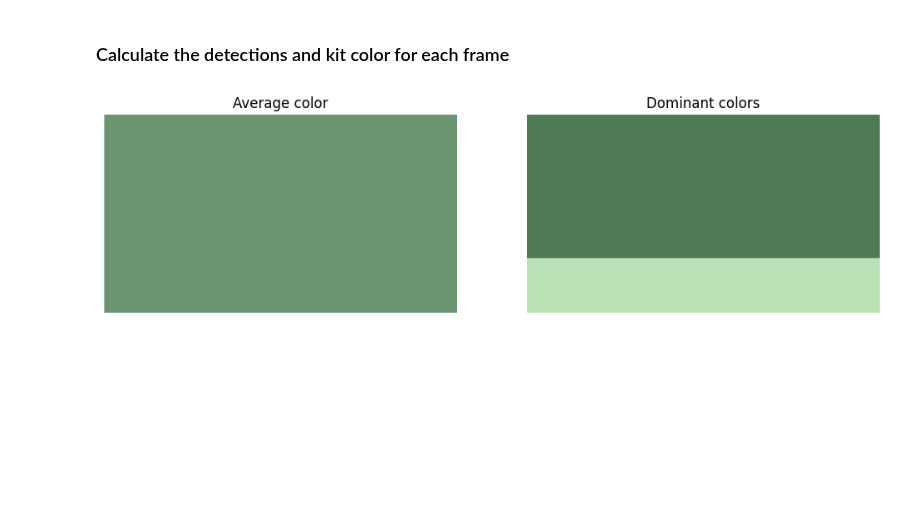
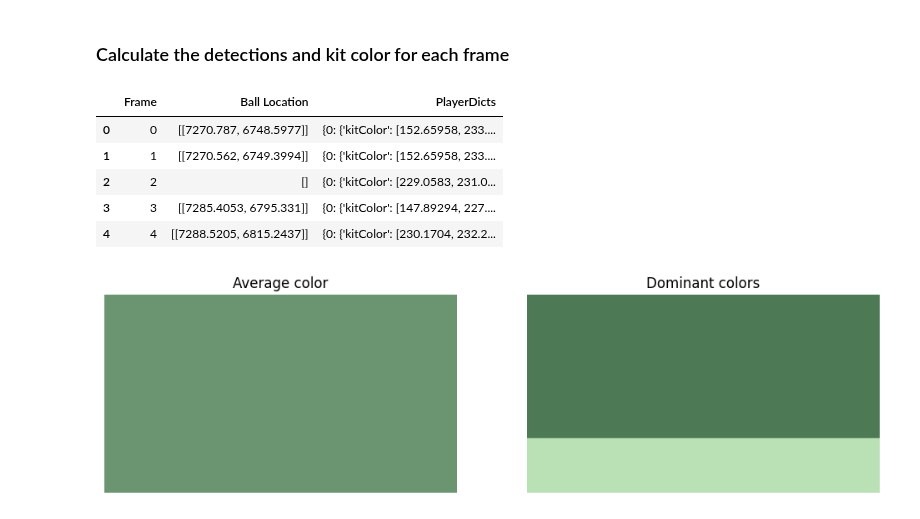
Before and after one commit to AeroEng16/FootballAnalysis, a Jupyter notebook: lineDetectionAndHomography.ipynb, the cells around one changed output. Cells and saved outputs as stored; diff of their text form; code cells hidden in the pictures; blank space fills up the shorter version.

```diff
--- a/lineDetectionAndHomography.ipynb
+++ b/lineDetectionAndHomography.ipynb
@@ -213,7 +213,7 @@ UserWarning: Specified provider 'CoreMLExecutionProvider' is not in available pr
 # %% [markdown]
 ### Calculate the detections and kit color for each frame
 # %%
-CHANGE HOW THE LOCATION AND COLORS ARE SAVED SO THEY ARE SAVED AS A LIST
+#CHANGE HOW THE LOCATION AND COLORS ARE SAVED SO THEY ARE SAVED AS A LIST
 
 # Loop through frames, identifying objects and moving to flat pitch view view
 #homography transform and saving in df
@@ -341,7 +341,7 @@ for i in tqdm(range(vidLength)):
 
       player_kit_color = list(palette[np.argmin(counts)])
 
-      playerDict[counter] = {"kitColor": player_kit_color,"location": xyPlayers[counter]}
+      playerDict[counter] = {"kitColor": player_kit_color,"location": list(xyPlayers[counter])}
       kits_colors.append(player_kit_color)
       #CHECK THE LOCATION ABOVE IS THE BOTTOM MIDDLE COORDINATE
 
@@ -350,6 +350,15 @@ for i in tqdm(range(vidLength)):
   df.loc[i]= [i, xyBall, playerDict]
 
 df.to_csv("transformedData.csv")
+# %%
+df.head()
+# %% [output]
+|  | Frame | Ball Location | PlayerDicts |
+| 0 | 0 | [[7270.787, 6748.5977]] | {0: {'kitColor': [152.65958, 233.... |
+| 1 | 1 | [[7270.562, 6749.3994]] | {0: {'kitColor': [152.65958, 233.... |
+| 2 | 2 | [] | {0: {'kitColor': [229.0583, 231.0... |
+| 3 | 3 | [[7285.4053, 6795.331]] | {0: {'kitColor': [147.89294, 227.... |
+| 4 | 4 | [[7288.5205, 6815.2437]] | {0: {'kitColor': [230.1704, 232.2... |
 # %%
       player_img = frame[y1: y2, x1: x2]
 
```
